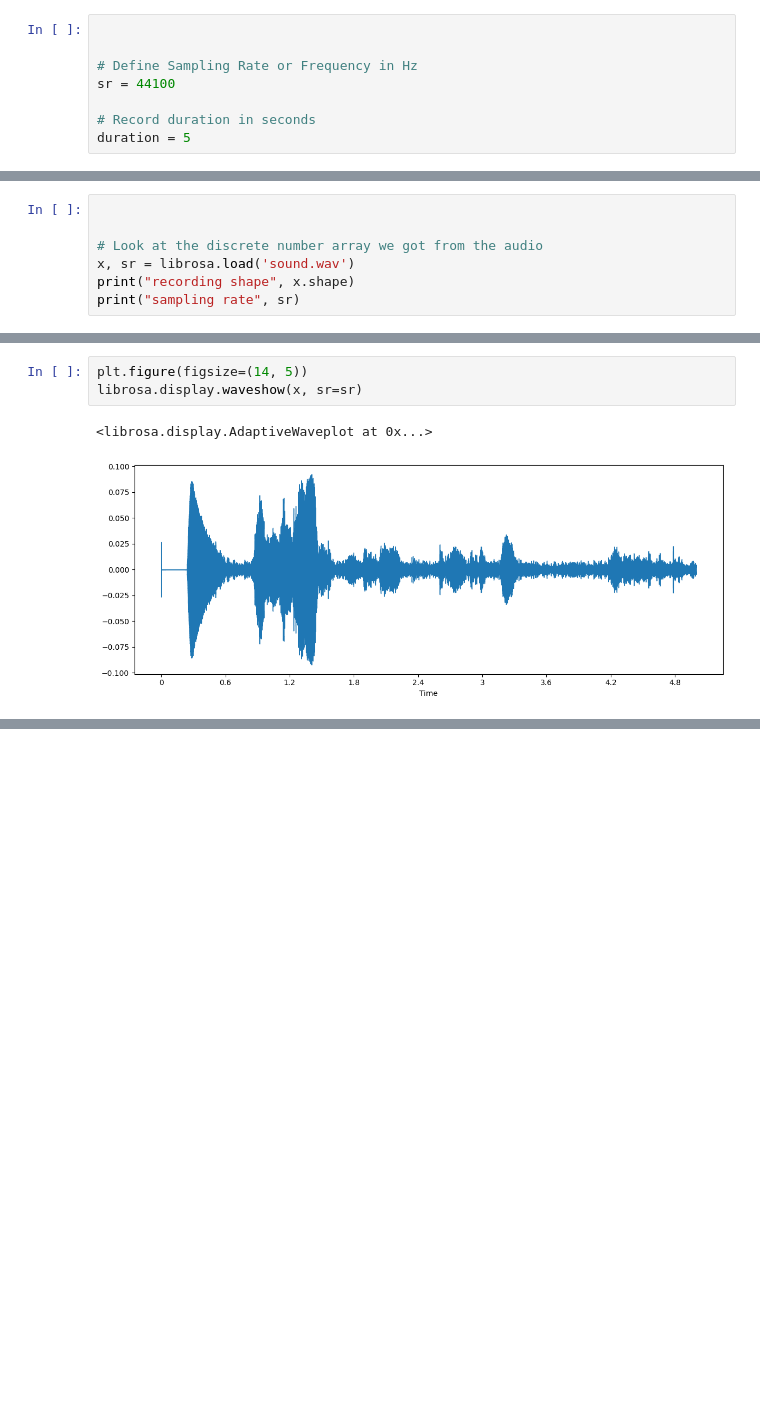
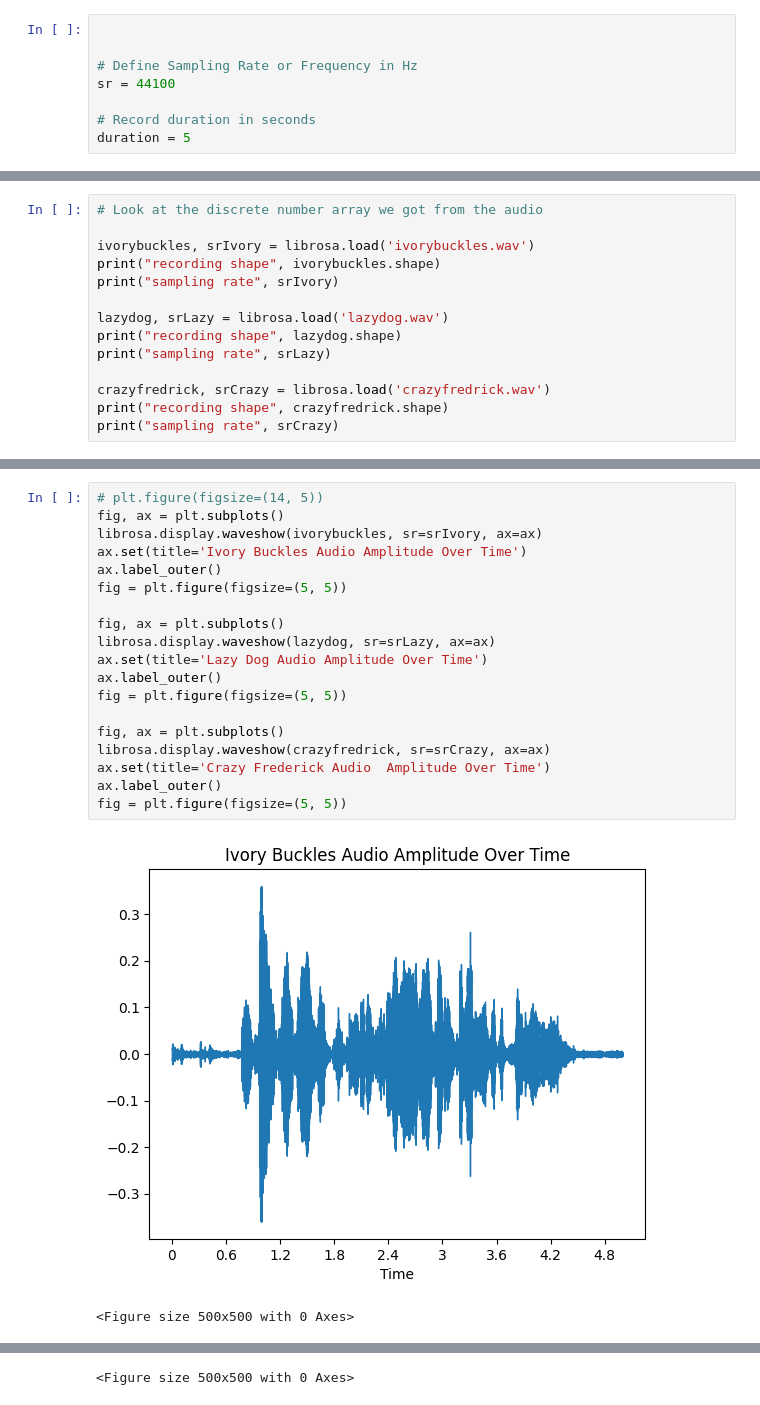
Before and after one commit to WheatleyTheCore/ECE2312_Projects, a Jupyter notebook: project1/project1.ipynb, the cells around one changed output, grey strips where cells are left out. Saved outputs shown, nothing was run; the diff lists cells and outputs as text; blank space fills up the shorter version.

Commit message:
added time graphs and spectrogram code for all 3 files

```diff
--- a/project1/project1.ipynb
+++ b/project1/project1.ipynb
@@ -55,12 +53,19 @@ write("crazyfredrick.wav",sr,recording)
 # %% [output]
 recording...............
 # %%
+# Look at the discrete number array we got from the audio
 
+ivorybuckles, srIvory = librosa.load('ivorybuckles.wav')
+print("recording shape", ivorybuckles.shape)
+print("sampling rate", srIvory)
 
-# Look at the discrete number array we got from the audio
-x, sr = librosa.load('sound.wav')
-print("recording shape", x.shape)
-print("sampling rate", sr)
+lazydog, srLazy = librosa.load('lazydog.wav')
+print("recording shape", lazydog.shape)
+print("sampling rate", srLazy)
+
+crazyfredrick, srCrazy = librosa.load('crazyfredrick.wav')
+print("recording shape", crazyfredrick.shape)
+print("sampling rate", srCrazy)
 # %% [output]
 recording shape (110250,)
 sampling rate 22050
@@ -67,6 +76,22 @@ sampling rate 22050
 # %%
-plt.figure(figsize=(14, 5))
-librosa.display.waveshow(x, sr=sr)
+# plt.figure(figsize=(14, 5))
+fig, ax = plt.subplots()
+librosa.display.waveshow(ivorybuckles, sr=srIvory, ax=ax)
+ax.set(title='Ivory Buckles Audio Amplitude Over Time')
+ax.label_outer()
+fig = plt.figure(figsize=(5, 5))
+
+fig, ax = plt.subplots()
+librosa.display.waveshow(lazydog, sr=srLazy, ax=ax)
+ax.set(title='Lazy Dog Audio Amplitude Over Time')
+ax.label_outer()
+fig = plt.figure(figsize=(5, 5))
+
+fig, ax = plt.subplots()
+librosa.display.waveshow(crazyfredrick, sr=srCrazy, ax=ax)
+ax.set(title='Crazy Frederick Audio  Amplitude Over Time')
+ax.label_outer()
+fig = plt.figure(figsize=(5, 5))
 # %% [output]
+[figure, new version]
-<librosa.display.AdaptiveWaveplot at 0x...>
+<Figure size 500x500 with 0 Axes>
-[figure, old version]
@@ -72,0 +99 @@ librosa.display.waveshow(x, sr=sr)
+<Figure size 500x500 with 0 Axes>
```
Also changed, not shown: parts of 7 cells of this notebook, 2 other files.
